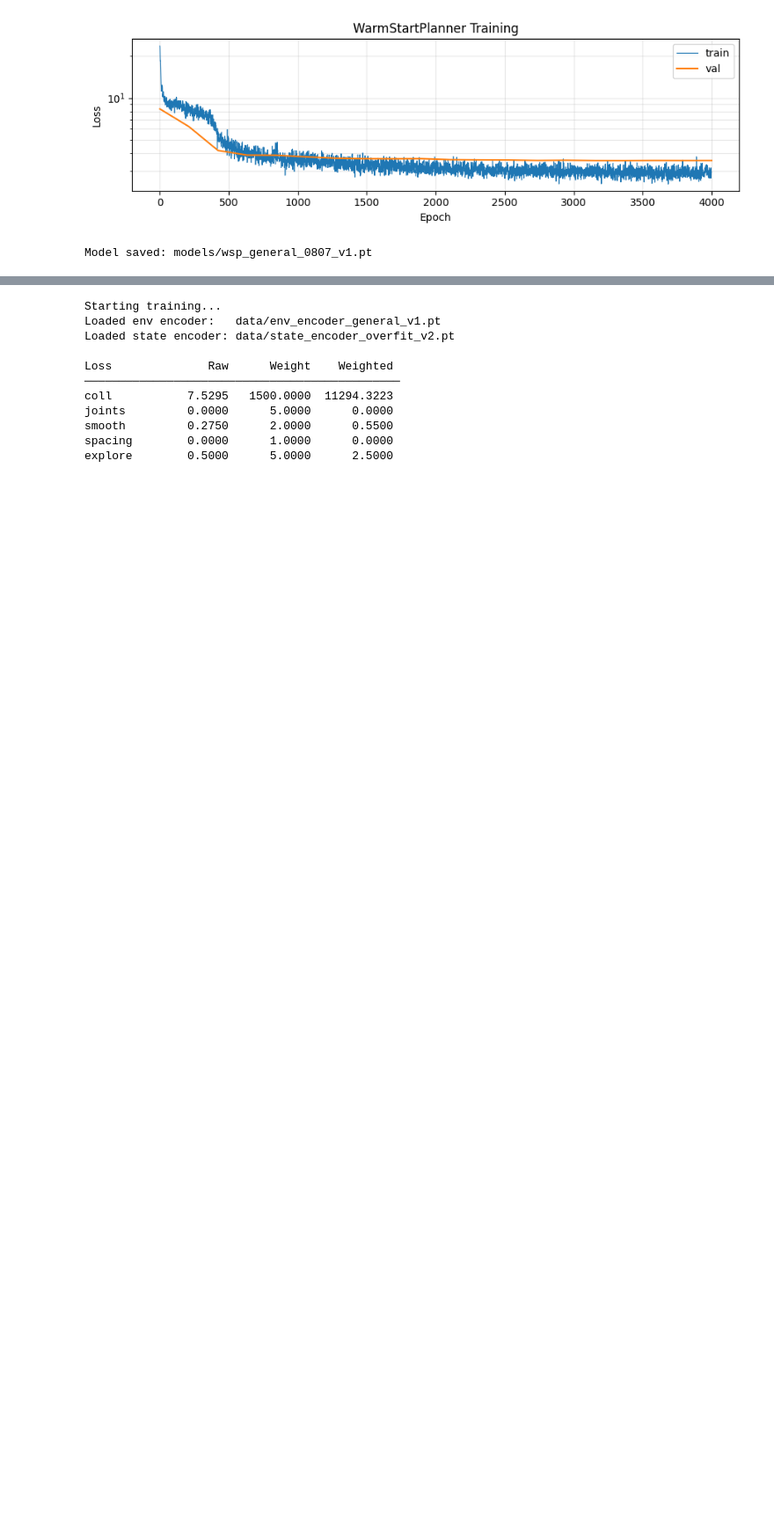
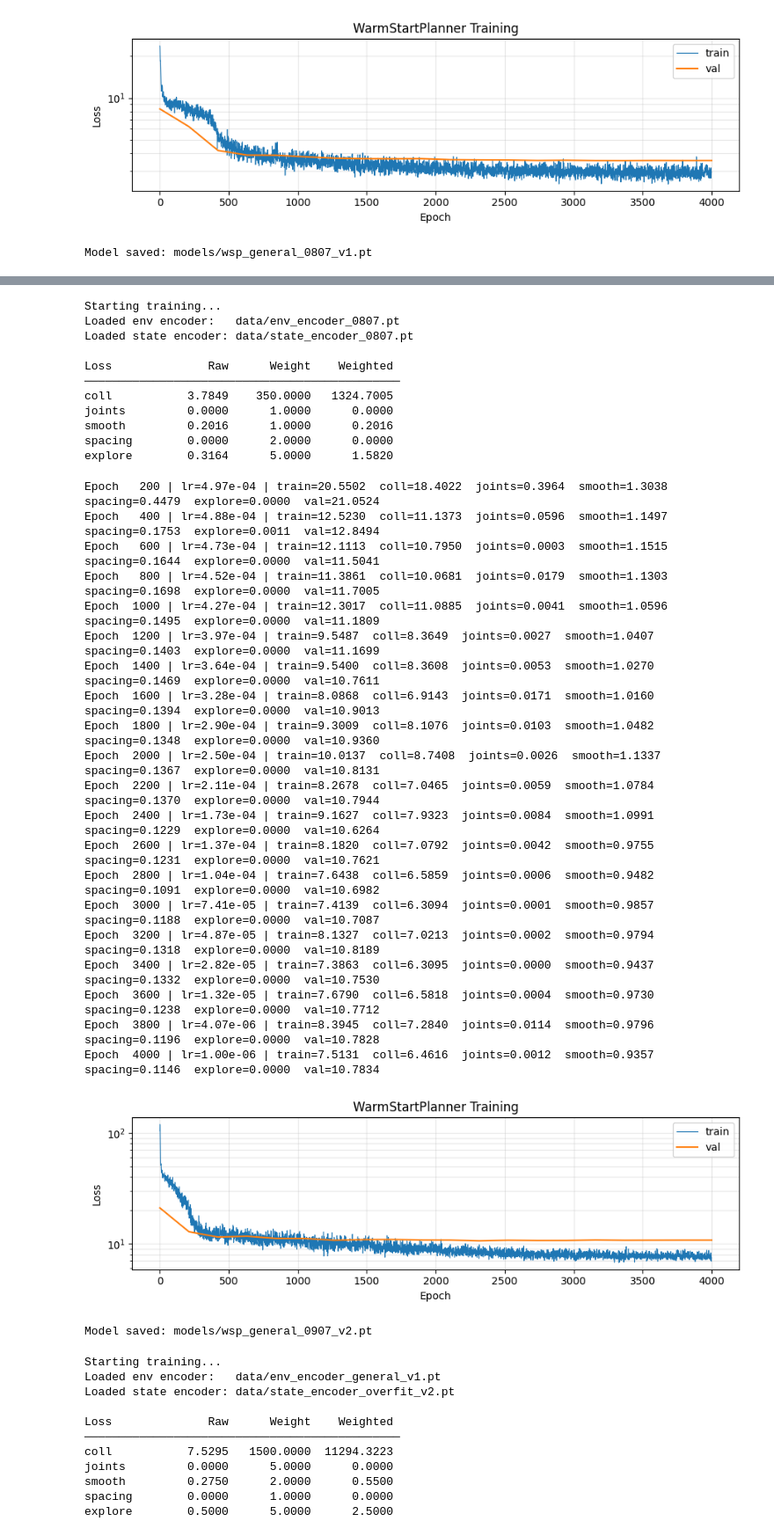
Before and after one commit to mangam-02/Self-Supervised-Learning-for-Robot-Motion-Planning, a Jupyter notebook: src/process_nvidia_1_sample.ipynb, the cells around one changed output, grey strips where cells are left out. Shown at 88% size. Drawn from its saved outputs; the diff is of its cells as text; code cells hidden in the pictures; blank space fills up the shorter version.

```diff
--- a/src/process_nvidia_1_sample.ipynb
+++ b/src/process_nvidia_1_sample.ipynb
@@ -249,3 +322,78 @@ Model saved: models/wsp_general_0807_v1.pt
+# %%
+# ---------- WarmStartPlanner SSL Training ----------
+# Full dataset - 09/07
+print("Starting training...")
+
+model_general_0907_v2, history_general_0907_v2 = train(
+    # Paths
+    train_dataset       = "data/dataset_general_0807_train.pt",
+    val_dataset         = "data/dataset_general_0807_val.pt",
+
+    # Configuration
+    T                   = 50,
+    C                   = 10,
+
+    # Pre-trained encoders
+    env_encoder_path    = "data/env_encoder_0807.pt",
+    state_encoder_path  = "data/state_encoder_0807.pt",
+    freeze_encoders     = False,
+
+    # Parameters
+    n_epochs            = 4000,
+    batch_size          = 128,
+    lr                  = 5e-4,
+
+    # Loss weights
+    w_coll              = 350.0,
+    w_joints            = 1.0,
+    w_smooth            = 1.0,
+    w_spacing           = 2.0,
+    w_explore           = 5.0,
+
+    # Collision parameters
+    explore_threshold   = 0.5,
+    collision_eps       = 0.15,
+    dt                  = 0.1,
+
+    # Monitoring and Hardware
+    log_every           = 200,
+    device              = "cuda",
+    save_path           = "models/wsp_general_0907_v2.pt",
+)
+# %% [output]
+Starting training...
+Loaded env encoder:   data/env_encoder_0807.pt
+Loaded state encoder: data/state_encoder_0807.pt
+
+Loss              Raw      Weight    Weighted
+──────────────────────────────────────────────
+coll           3.7849    350.0000   1324.7005
+joints         0.0000      1.0000      0.0000
+smooth         0.2016      1.0000      0.2016
+spacing        0.0000      2.0000      0.0000
+explore        0.3164      5.0000      1.5820
+Epoch   200 | lr=4.97e-04 | train=20.5502  coll=18.4022  joints=0.3964  smooth=1.3038  spacing=0.4479  explore=0.0000  val=21.0524
+Epoch   400 | lr=4.88e-04 | train=12.5230  coll=11.1373  joints=0.0596  smooth=1.1497  spacing=0.1753  explore=0.0011  val=12.8494
+Epoch   600 | lr=4.73e-04 | train=12.1113  coll=10.7950  joints=0.0003  smooth=1.1515  spacing=0.1644  explore=0.0000  val=11.5041
+Epoch   800 | lr=4.52e-04 | train=11.3861  coll=10.0681  joints=0.0179  smooth=1.1303  spacing=0.1698  explore=0.0000  val=11.7005
+Epoch  1000 | lr=4.27e-04 | train=12.3017  coll=11.0885  joints=0.0041  smooth=1.0596  spacing=0.1495  explore=0.0000  val=11.1809
+Epoch  1200 | lr=3.97e-04 | train=9.5487  coll=8.3649  joints=0.0027  smooth=1.0407  spacing=0.1403  explore=0.0000  val=11.1699
+Epoch  1400 | lr=3.64e-04 | train=9.5400  coll=8.3608  joints=0.0053  smooth=1.0270  spacing=0.1469  explore=0.0000  val=10.7611
+Epoch  1600 | lr=3.28e-04 | train=8.0868  coll=6.9143  joints=0.0171  smooth=1.0160  spacing=0.1394  explore=0.0000  val=10.9013
+Epoch  1800 | lr=2.90e-04 | train=9.3009  coll=8.1076  joints=0.0103  smooth=1.0482  spacing=0.1348  explore=0.0000  val=10.9360
+Epoch  2000 | lr=2.50e-04 | train=10.0137  coll=8.7408  joints=0.0026  smooth=1.1337  spacing=0.1367  explore=0.0000  val=10.8131
+Epoch  2200 | lr=2.11e-04 | train=8.2678  coll=7.0465  joints=0.0059  smooth=1.0784  spacing=0.1370  explore=0.0000  val=10.7944
+Epoch  2400 | lr=1.73e-04 | train=9.1627  coll=7.9323  joints=0.0084  smooth=1.0991  spacing=0.1229  explore=0.0000  val=10.6264
+Epoch  2600 | lr=1.37e-04 | train=8.1820  coll=7.0792  joints=0.0042  smooth=0.9755  spacing=0.1231  explore=0.0000  val=10.7621
+Epoch  2800 | lr=1.04e-04 | train=7.6438  coll=6.5859  joints=0.0006  smooth=0.9482  spacing=0.1091  explore=0.0000  val=10.6982
+Epoch  3000 | lr=7.41e-05 | train=7.4139  coll=6.3094  joints=0.0001  smooth=0.9857  spacing=0.1188  explore=0.0000  val=10.7087
+Epoch  3200 | lr=4.87e-05 | train=8.1327  coll=7.0213  joints=0.0002  smooth=0.9794  spacing=0.1318  explore=0.0000  val=10.8189
+Epoch  3400 | lr=2.82e-05 | train=7.3863  coll=6.3095  joints=0.0000  smooth=0.9437  spacing=0.1332  explore=0.0000  val=10.7530
+Epoch  3600 | lr=1.32e-05 | train=7.6790  coll=6.5818  joints=0.0004  smooth=0.9730  spacing=0.1238  explore=0.0000  val=10.7712
+Epoch  3800 | lr=4.07e-06 | train=8.3945  coll=7.2840  joints=0.0114  smooth=0.9796  spacing=0.1196  explore=0.0000  val=10.7828
+Epoch  4000 | lr=1.00e-06 | train=7.5131  coll=6.4616  joints=0.0012  smooth=0.9357  spacing=0.1146  explore=0.0000  val=10.7834
+[figure, added]
+Model saved: models/wsp_general_0907_v2.pt
 # %%
 # ---------- WarmStartPlanner SSL Training ----------
 # Full dataset
```
Also changed, not shown: parts of 3 cells of this notebook, 2 other files.
